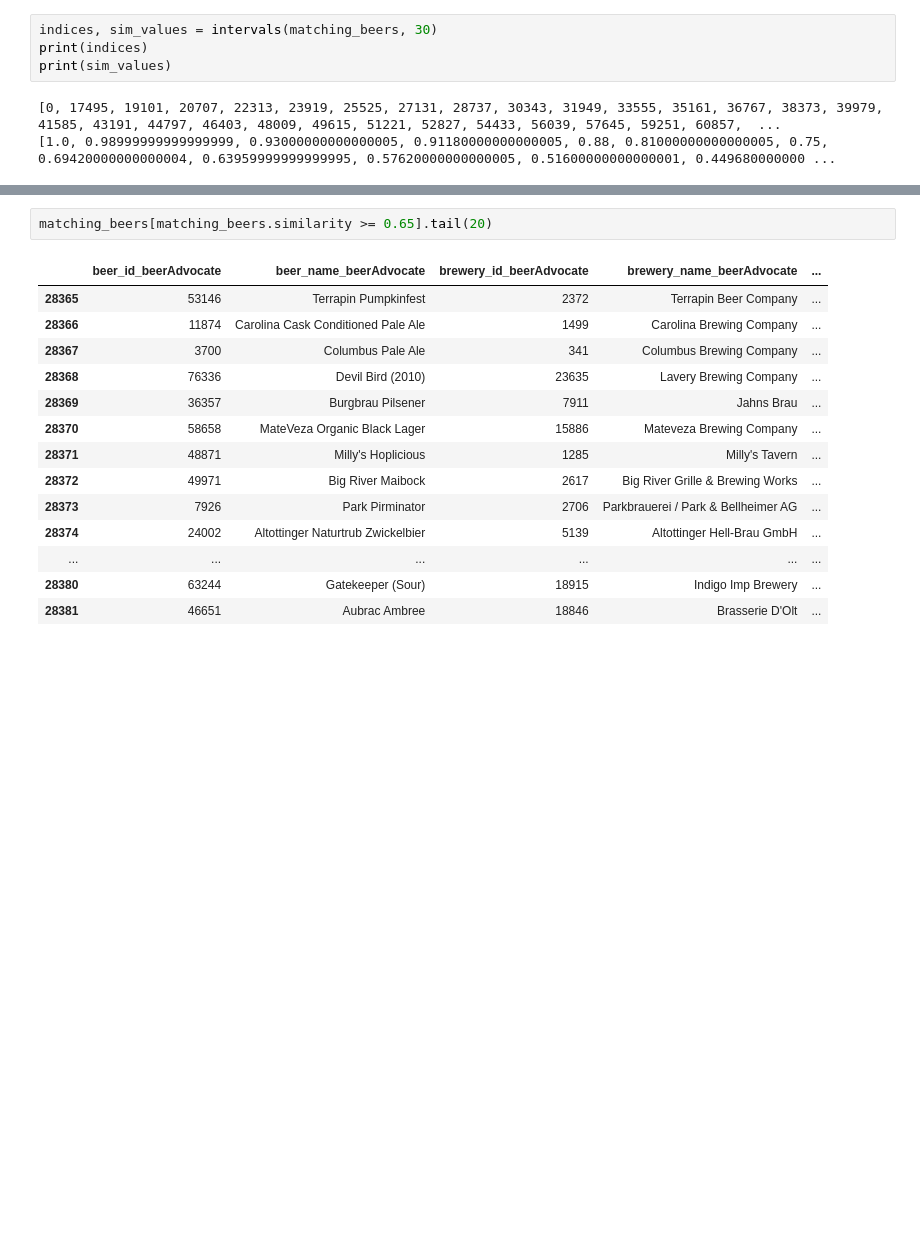
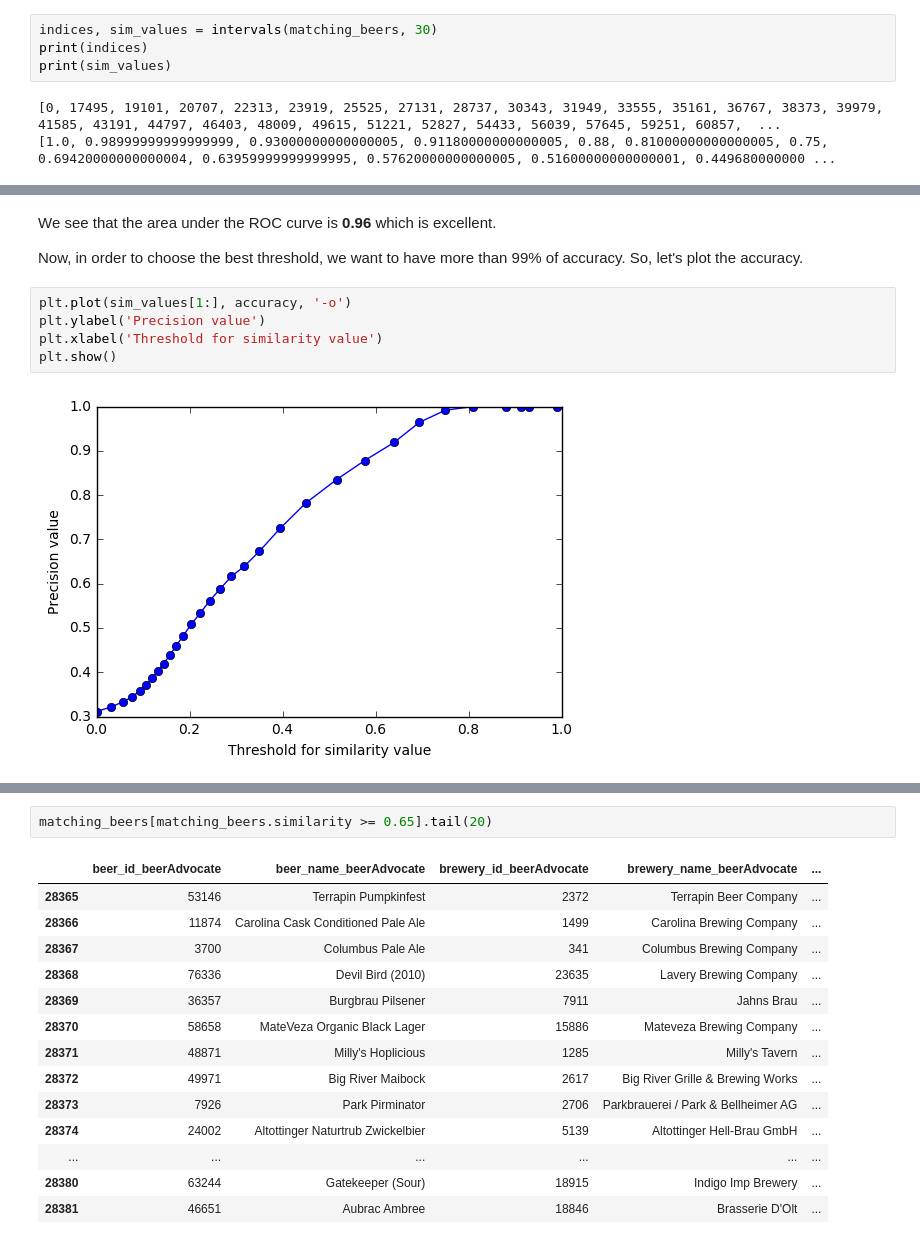
Before and after one commit to glederrey/Beers_rating, a Jupyter notebook: Beer_Similarity.ipynb, the cells around one changed output, grey strips where cells are left out. Saved outputs shown, nothing was run; the diff lists cells and outputs as text; blank space fills up the shorter version.

```diff
--- a/Beer_Similarity.ipynb
+++ b/Beer_Similarity.ipynb
@@ -705,0 +758,11 @@ pick_random_entries(matching_beers, indices[interval], indices[interval+1]-1, 20
+# %% [markdown]
+We see that the area under the ROC curve is **0.96** which is excellent.
+
+Now, in order to choose the best threshold, we want to have more than 99% of accuracy. So, let's plot the accuracy.
+# %%
+plt.plot(sim_values[1:], accuracy, '-o')
+plt.ylabel('Precision value')
+plt.xlabel('Threshold for similarity value')
+plt.show()
+# %% [output]
+[figure, added]
```
Also changed, not shown: parts of 15 cells of this notebook, 3 other files.
